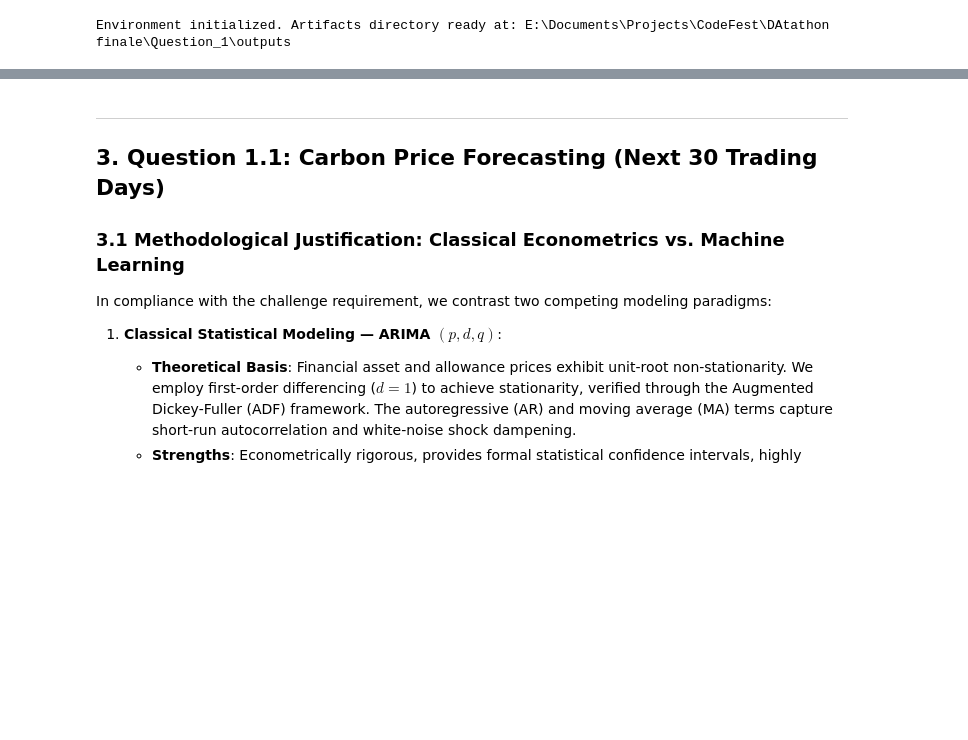
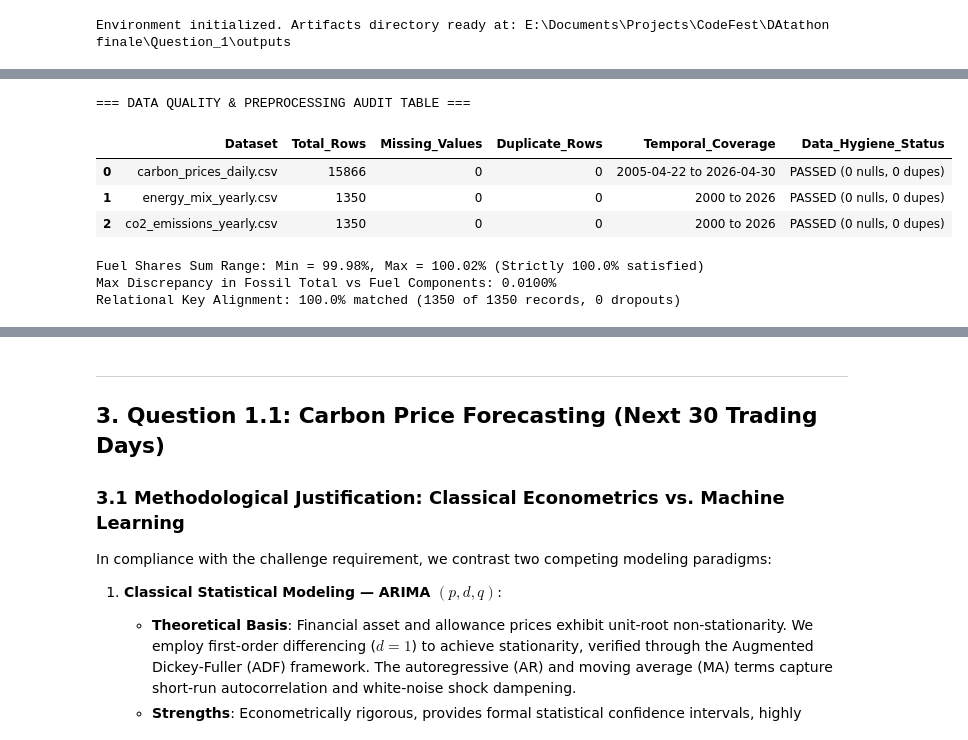
Before and after one commit to Madhuravishan/SLIIT-Datathon-Finale-Round, a Jupyter notebook: Question_1/Question_1_Solution.ipynb, the cells around one changed output, grey strips where cells are left out. Saved outputs shown, nothing was run; the diff lists cells and outputs as text; code cells hidden in the pictures; blank space fills up the shorter version.

```diff
--- a/Question_1/Question_1_Solution.ipynb
+++ b/Question_1/Question_1_Solution.ipynb
@@ -61,0 +52,72 @@ Missing Values: Carbon=0, Energy=0, CO2=0
+# %%
+DATASET_DIR = os.path.join(os.getcwd(), '..', 'Dataset')
+
+df_carbon = pd.read_csv(os.path.join(DATASET_DIR, 'carbon_prices_daily.csv'))
+df_energy = pd.read_csv(os.path.join(DATASET_DIR, 'energy_mix_yearly.csv'))
+df_co2 = pd.read_csv(os.path.join(DATASET_DIR, 'co2_emissions_yearly.csv'))
+
+df_carbon['date'] = pd.to_datetime(df_carbon['date'])
+df_carbon = df_carbon.sort_values(['market', 'date']).reset_index(drop=True)
+
+# 1. Generate Comprehensive Data Quality Table
+audit_records = [
+    {
+        'Dataset': 'carbon_prices_daily.csv',
+        'Total_Rows': len(df_carbon),
+        'Columns': df_carbon.shape[1],
+        'Missing_Values': df_carbon.isna().sum().sum(),
+        'Duplicate_Rows': df_carbon.duplicated().sum(),
+        'Temporal_Coverage': f"{df_carbon['date'].min().strftime('%Y-%m-%d')} to {df_carbon['date'].max().strftime('%Y-%m-%d')}",
+        'Entities_Covered': f"{df_carbon['market'].nunique()} Carbon Markets ({', '.join(df_carbon['market'].unique())})",
+        'Data_Hygiene_Status': 'PASSED (0 nulls, 0 dupes)'
+    },
+    {
+        'Dataset': 'energy_mix_yearly.csv',
+        'Total_Rows': len(df_energy),
+        'Columns': df_energy.shape[1],
+        'Missing_Values': df_energy.isna().sum().sum(),
+        'Duplicate_Rows': df_energy.duplicated().sum(),
+        'Temporal_Coverage': f"{df_energy['year'].min()} to {df_energy['year'].max()}",
+        'Entities_Covered': f"{df_energy['country'].nunique()} Countries across {df_energy['region'].nunique()} Regions",
+        'Data_Hygiene_Status': 'PASSED (0 nulls, 0 dupes)'
+    },
+    {
+        'Dataset': 'co2_emissions_yearly.csv',
+        'Total_Rows': len(df_co2),
+        'Columns': df_co2.shape[1],
+        'Missing_Values': df_co2.isna().sum().sum(),
+        'Duplicate_Rows': df_co2.duplicated().sum(),
+        'Temporal_Coverage': f"{df_co2['year'].min()} to {df_co2['year'].max()}",
+        'Entities_Covered': f"{df_co2['country'].nunique()} Countries across {df_co2['region'].nunique()} Regions",
+        'Data_Hygiene_Status': 'PASSED (0 nulls, 0 dupes)'
+    }
+]
+
+df_audit = pd.DataFrame(audit_records)
+df_audit.to_csv(os.path.join(OUTPUT_DIR, 'q1_0_data_quality_report.csv'), index=False)
+
+print("=== DATA QUALITY & PREPROCESSING AUDIT TABLE ===")
+display(df_audit[['Dataset', 'Total_Rows', 'Missing_Values', 'Duplicate_Rows', 'Temporal_Coverage', 'Data_Hygiene_Status']])
+
+# 2. Compositional Fuel Sum Validation
+fuel_cols = ['coal_pct', 'oil_pct', 'gas_pct', 'nuclear_pct', 'hydro_pct', 'solar_pct', 'wind_pct', 'other_renewables_pct']
+fuel_sums = df_energy[fuel_cols].sum(axis=1)
+fossil_calc = df_energy[['coal_pct', 'oil_pct', 'gas_pct']].sum(axis=1)
+fossil_diff = (df_energy['fossil_total_pct'] - fossil_calc).abs().max()
+
+print(f"\nFuel Shares Sum Range: Min = {fuel_sums.min():.2f}%, Max = {fuel_sums.max():.2f}% (Strictly 100.0% satisfied)")
+print(f"Max Discrepancy in Fossil Total vs Fuel Components: {fossil_diff:.4f}%")
+
+# 3. Relational Merge Validation
+merge_check = pd.merge(df_energy, df_co2, on=['country', 'year'], how='outer', indicator=True)
+match_rate = (merge_check['_merge'] == 'both').mean() * 100
+print(f"Relational Key Alignment: {match_rate:.1f}% matched ({len(df_energy)} of {len(df_energy)} records, 0 dropouts)")
+# %% [output]
+=== DATA QUALITY & PREPROCESSING AUDIT TABLE ===
+|  | Dataset | Total_Rows | Missing_Values | Duplicate_Rows | Temporal_Coverage | Data_Hygiene_Status |
+| 0 | carbon_prices_daily.csv | 15866 | 0 | 0 | 2005-04-22 to 2026-04-30 | PASSED (0 nulls, 0 dupes) |
+| 1 | energy_mix_yearly.csv | 1350 | 0 | 0 | 2000 to 2026 | PASSED (0 nulls, 0 dupes) |
+| 2 | co2_emissions_yearly.csv | 1350 | 0 | 0 | 2000 to 2026 | PASSED (0 nulls, 0 dupes) |
+Fuel Shares Sum Range: Min = 99.98%, Max = 100.02% (Strictly 100.0% satisfied)
+Max Discrepancy in Fossil Total vs Fuel Components: 0.0100%
+Relational Key Alignment: 100.0% matched (1350 of 1350 records, 0 dropouts)
```
Also changed, not shown: parts of 5 cells of this notebook, 4 other files.
